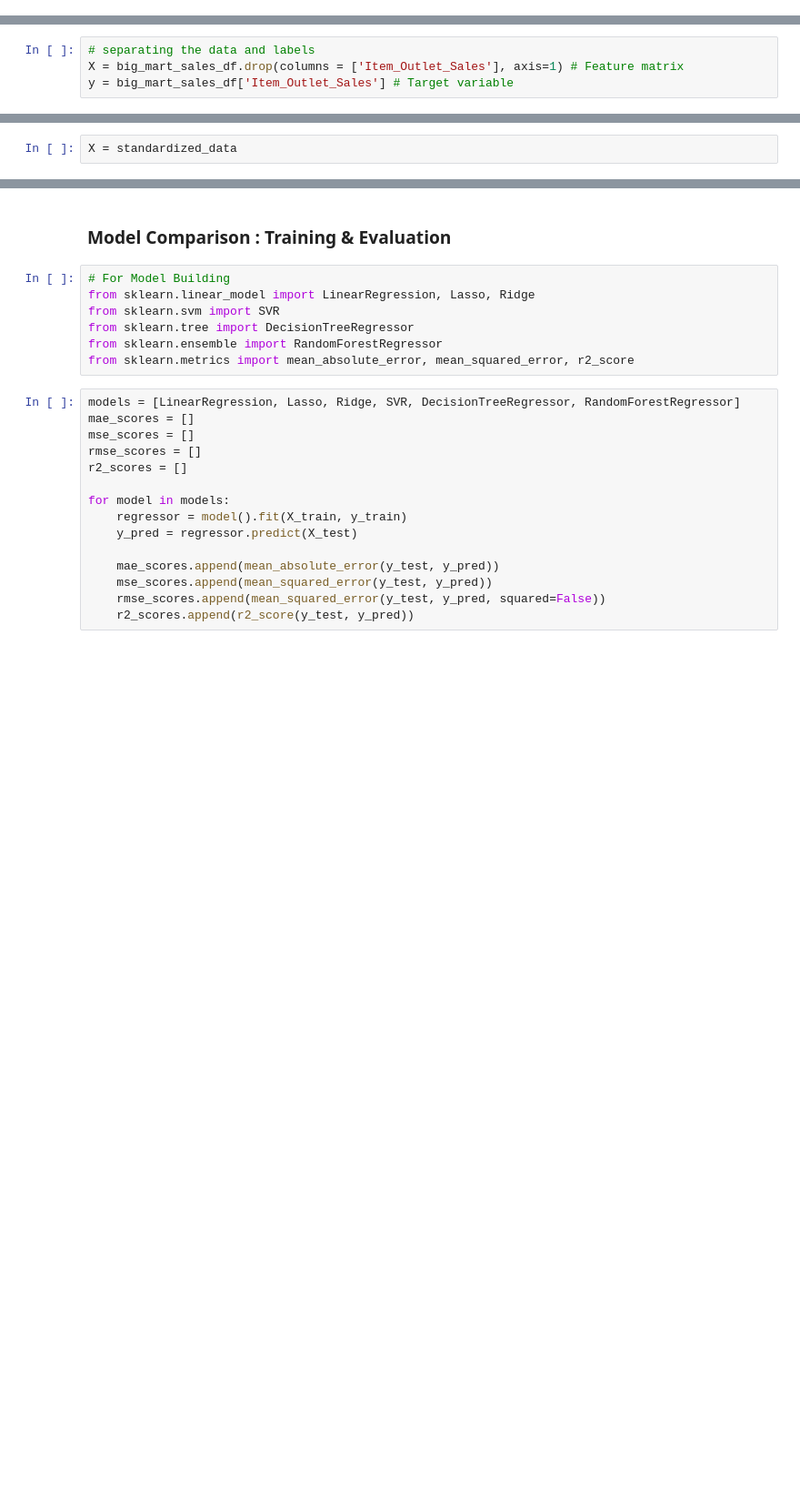
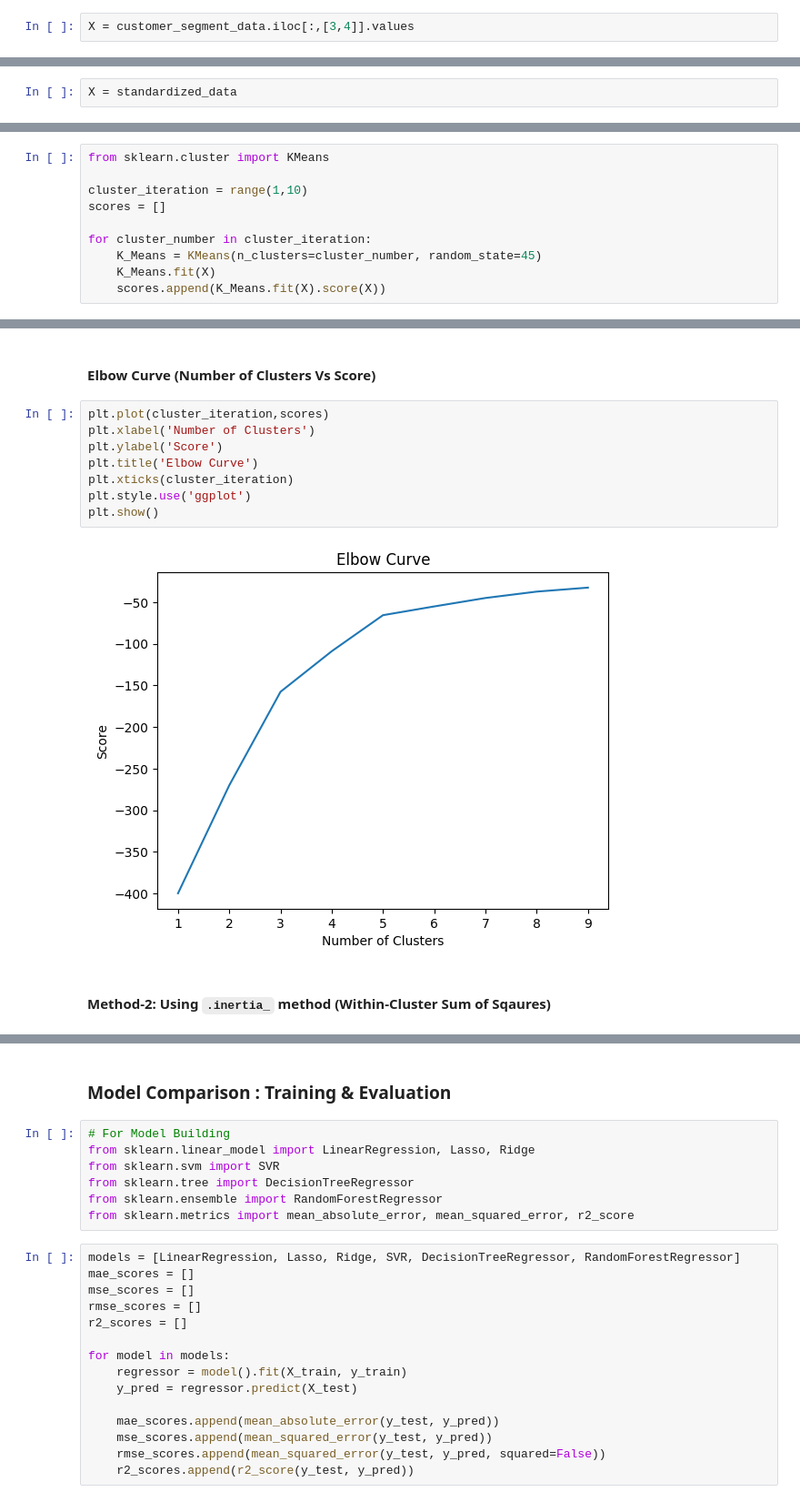
Before and after one commit to manishkr1754/30_Days_30_ML_Projects_Challenge, a Jupyter notebook: Day13_Project13_Customer Segmentation.ipynb, the cells around one changed output, grey strips where cells are left out. Shown at 91% size. Saved outputs shown, nothing was run; the diff lists cells and outputs as text; blank space fills up the shorter version.

Commit message:
Using KMeans

```diff
--- a/Day13_Project13_Customer Segmentation.ipynb
+++ b/Day13_Project13_Customer Segmentation.ipynb
@@ -131,0 +134,2 @@ Summary Statistics of categorical features for DataFrame are as follows:
+# %%
+X = customer_segment_data.iloc[:,[3,4]].values
@@ -137,4 +158,0 @@ Summary Statistics of categorical features for DataFrame are as follows:
-# %%
-# separating the data and labels
-X = big_mart_sales_df.drop(columns = ['Item_Outlet_Sales'], axis=1) # Feature matrix
-y = big_mart_sales_df['Item_Outlet_Sales'] # Target variable
@@ -231,0 +217,10 @@ print(y.shape, y_train.shape, y_test.shape)
+# %%
+from sklearn.cluster import KMeans
+
+cluster_iteration = range(1,10)
+scores = []
+
+for cluster_number in cluster_iteration:
+    K_Means = KMeans(n_clusters=cluster_number, random_state=45)
+    K_Means.fit(X)
+    scores.append(K_Means.fit(X).score(X))
@@ -231,0 +239,14 @@ print(y.shape, y_train.shape, y_test.shape)
+# %% [markdown]
+#### Elbow Curve (Number of Clusters Vs Score)
+# %%
+plt.plot(cluster_iteration,scores)
+plt.xlabel('Number of Clusters')
+plt.ylabel('Score')
+plt.title('Elbow Curve')
+plt.xticks(cluster_iteration)
+plt.style.use('ggplot')
+plt.show()
+# %% [output]
+[figure, added]
+# %% [markdown]
+#### Method-2: Using `.inertia_` method (Within-Cluster Sum of Sqaures)
```
Also changed, not shown: parts of 17 cells of this notebook.
